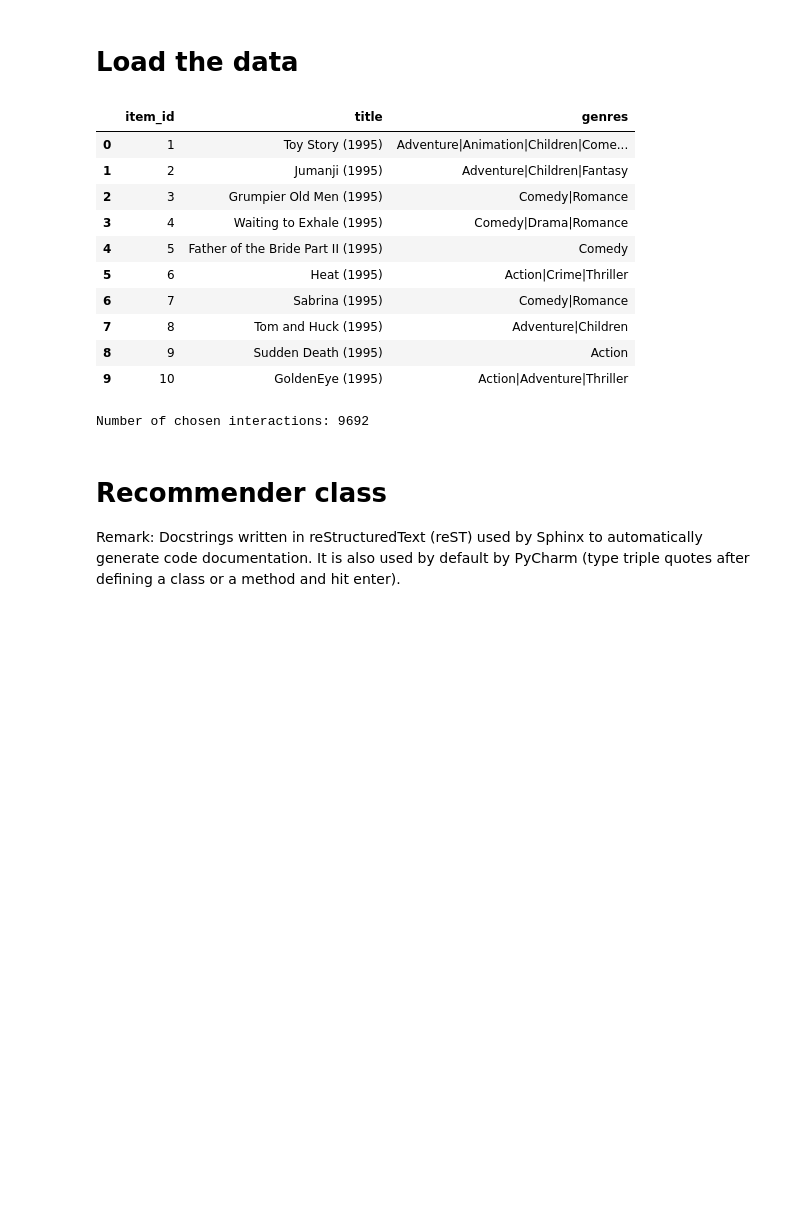
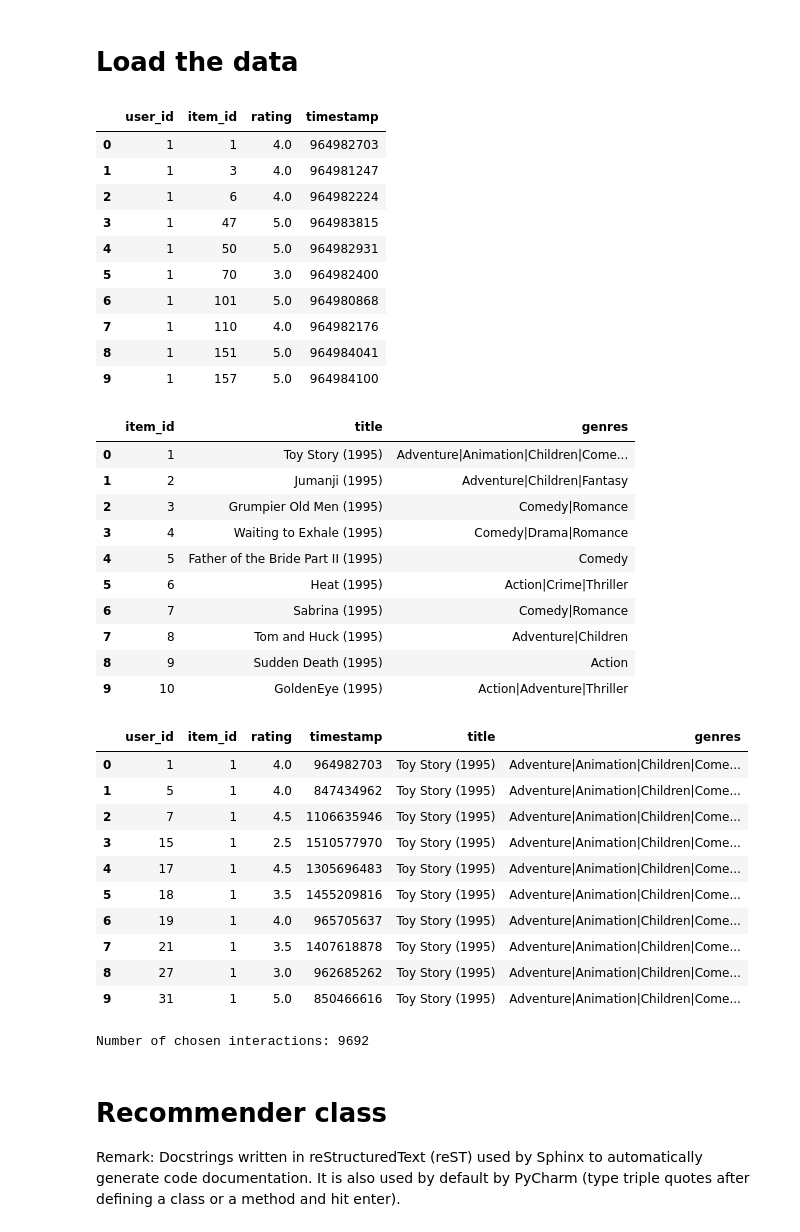
Before and after one commit to Kacperxxx/recommender-systems-class, a Jupyter notebook: class_03_evaluation_and_testing.ipynb, the cells around one changed output. Cells and saved outputs as stored; diff of their text form; code cells hidden in the pictures; blank space fills up the shorter version.

```diff
--- a/class_03_evaluation_and_testing.ipynb
+++ b/class_03_evaluation_and_testing.ipynb
@@ -19,33 +22,56 @@ os.environ['KMP_DUPLICATE_LIB_OK'] = 'True'
 # %%
 ml_ratings_df = pd.read_csv(os.path.join("data", "movielens_small", "ratings.csv")).rename(columns={'userId': 'user_id', 'movieId': 'item_id'})
 ml_movies_df = pd.read_csv(os.path.join("data", "movielens_small", "movies.csv")).rename(columns={'movieId': 'item_id'})
 ml_df = pd.merge(ml_ratings_df, ml_movies_df, on='item_id')
 ml_df.head(10)
 
+display(ml_ratings_df.head(10))
 display(HTML(ml_movies_df.head(10).to_html()))
-
+display(ml_df.head(10))
 # Filter the data to reduce the number of movies
 seed = 6789
 rng = np.random.RandomState(seed=seed)
 left_ids = rng.choice(ml_movies_df['item_id'], size=1000, replace=False)
 
 ml_ratings_df = ml_ratings_df.loc[ml_ratings_df['item_id'].isin(left_ids)]
 ml_movies_df = ml_movies_df.loc[ml_movies_df['item_id'].isin(left_ids)]
 ml_df = ml_df.loc[ml_df['item_id'].isin(left_ids)]
 
 print("Number of chosen interactions: {}".format(len(ml_ratings_df)))
 # %% [output]
-|  | item_id | title | genres |
-| 0 | 1 | Toy Story (1995) | Adventure|Animation|Children|Come... |
-| 1 | 2 | Jumanji (1995) | Adventure|Children|Fantasy |
-| 2 | 3 | Grumpier Old Men (1995) | Comedy|Romance |
-| 3 | 4 | Waiting to Exhale (1995) | Comedy|Drama|Romance |
-| 4 | 5 | Father of the Bride Part II (1995) | Comedy |
-| 5 | 6 | Heat (1995) | Action|Crime|Thriller |
-| 6 | 7 | Sabrina (1995) | Comedy|Romance |
-| 7 | 8 | Tom and Huck (1995) | Adventure|Children |
-| 8 | 9 | Sudden Death (1995) | Action |
-| 9 | 10 | GoldenEye (1995) | Action|Adventure|Thriller |
+|  | user_id | item_id | rating | timestamp |
+| 0 | 1 | 1 | 4.0 | 964982703 |
+| 1 | 1 | 3 | 4.0 | 964981247 |
+| 2 | 1 | 6 | 4.0 | 964982224 |
+| 3 | 1 | 47 | 5.0 | 964983815 |
+| 4 | 1 | 50 | 5.0 | 964982931 |
+| 5 | 1 | 70 | 3.0 | 964982400 |
+| 6 | 1 | 101 | 5.0 | 964980868 |
+| 7 | 1 | 110 | 4.0 | 964982176 |
+| 8 | 1 | 151 | 5.0 | 964984041 |
+| 9 | 1 | 157 | 5.0 | 964984100 |
+|  | item_id | title | genres |
+| 0 | 1 | Toy Story (1995) | Adventure|Animation|Children|Come... |
+| 1 | 2 | Jumanji (1995) | Adventure|Children|Fantasy |
+| 2 | 3 | Grumpier Old Men (1995) | Comedy|Romance |
+| 3 | 4 | Waiting to Exhale (1995) | Comedy|Drama|Romance |
+| 4 | 5 | Father of the Bride Part II (1995) | Comedy |
+| 5 | 6 | Heat (1995) | Action|Crime|Thriller |
+| 6 | 7 | Sabrina (1995) | Comedy|Romance |
+| 7 | 8 | Tom and Huck (1995) | Adventure|Children |
+| 8 | 9 | Sudden Death (1995) | Action |
+| 9 | 10 | GoldenEye (1995) | Action|Adventure|Thriller |
+|  | user_id | item_id | rating | timestamp | title | genres |
+| 0 | 1 | 1 | 4.0 | 964982703 | Toy Story (1995) | Adventure|Animation|Children|Come... |
+| 1 | 5 | 1 | 4.0 | 847434962 | Toy Story (1995) | Adventure|Animation|Children|Come... |
+| 2 | 7 | 1 | 4.5 | 1106635946 | Toy Story (1995) | Adventure|Animation|Children|Come... |
+| 3 | 15 | 1 | 2.5 | 1510577970 | Toy Story (1995) | Adventure|Animation|Children|Come... |
+| 4 | 17 | 1 | 4.5 | 1305696483 | Toy Story (1995) | Adventure|Animation|Children|Come... |
+| 5 | 18 | 1 | 3.5 | 1455209816 | Toy Story (1995) | Adventure|Animation|Children|Come... |
+| 6 | 19 | 1 | 4.0 | 965705637 | Toy Story (1995) | Adventure|Animation|Children|Come... |
+| 7 | 21 | 1 | 3.5 | 1407618878 | Toy Story (1995) | Adventure|Animation|Children|Come... |
+| 8 | 27 | 1 | 3.0 | 962685262 | Toy Story (1995) | Adventure|Animation|Children|Come... |
+| 9 | 31 | 1 | 5.0 | 850466616 | Toy Story (1995) | Adventure|Animation|Children|Come... |
 Number of chosen interactions: 9692
 # %% [markdown]
 # Recommender class
```
Also changed, not shown: parts of 10 cells of this notebook, 3 other files.
